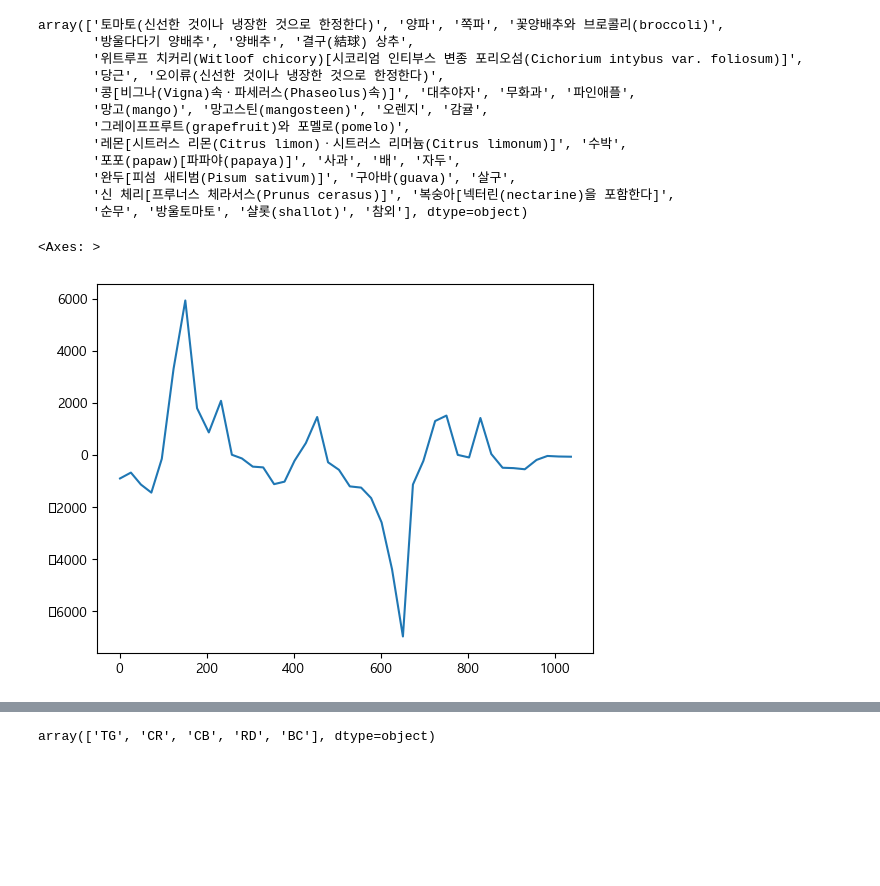
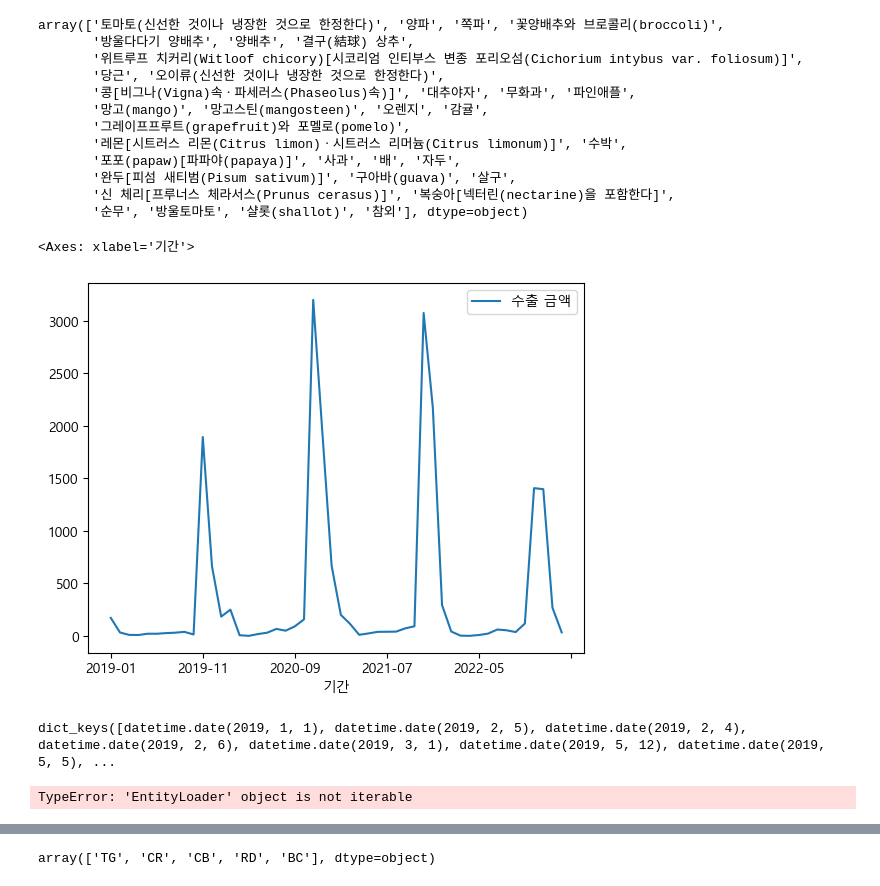
Before and after one commit to HoChangLee98/my_project, a Jupyter notebook: jeju_specialties_price_ai_competition/note/eda.ipynb, the cells around one changed output, grey strips where cells are left out. Drawn from its saved outputs; the diff is of its cells as text; code cells hidden in the pictures; blank space fills up the shorter version.

```diff
--- a/jeju_specialties_price_ai_competition/note/eda.ipynb
+++ b/jeju_specialties_price_ai_competition/note/eda.ipynb
@@ -21,7 +69,7 @@ array(['토마토(신선한 것이나 냉장한 것으로 한정한다)', '양
        '신 체리[프루너스 체라서스(Prunus cerasus)]', '복숭아[넥터린(nectarine)을 포함한다]',
        '순무', '방울토마토', '샬롯(shallot)', '참외'], dtype=object)
 # %%
-international_trade[international_trade['품목명'] == '양파']['무역수지'].plot()
+international_trade[international_trade['품목명'] == '감귤'][['기간', '수출 금액']].plot(x="기간")
 # %% [output]
-<Axes: >
+<Axes: xlabel='기간'>
-[figure, old version]
+[figure, new version]
@@ -27,0 +85,8 @@ international_trade[international_trade['품목명'] == '양파']['무역수지'
+# %%
+kr_holidays(2019).keys()
+# %% [output]
+dict_keys([datetime.date(2019, 1, 1), datetime.date(2019, 2, 5), datetime.date(2019, 2, 4), datetime.date(2019, 2, 6), datetime.date(2019, 3, 1), datetime.date(2019, 5, 12), datetime.date(2019, 5, 5), ...
+# %%
+len(list(kr_holidays))
+# %% [output]
+TypeError: 'EntityLoader' object is not iterable
```
Also changed, not shown: parts of 17 cells of this notebook, 15 other files.
